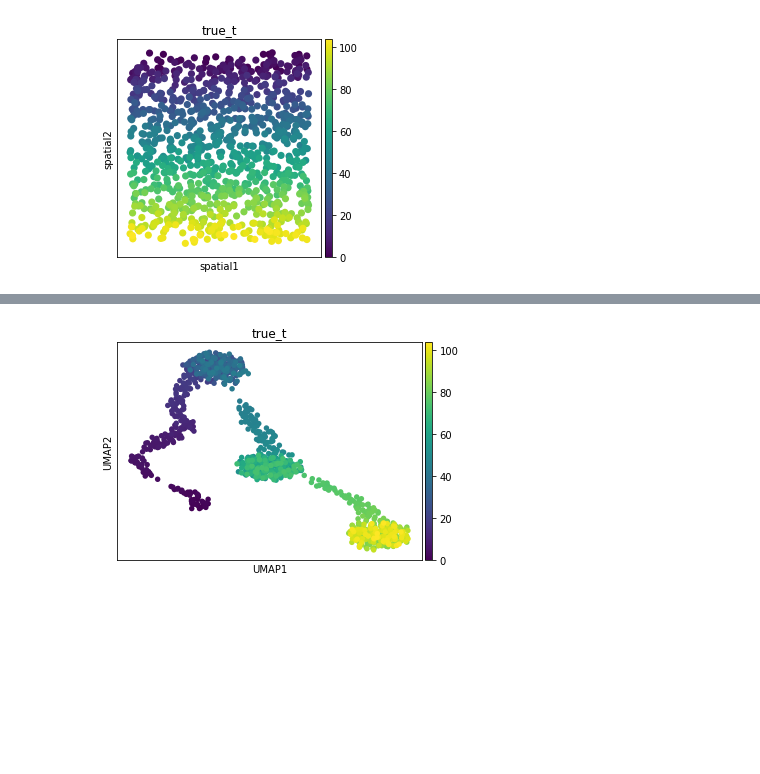
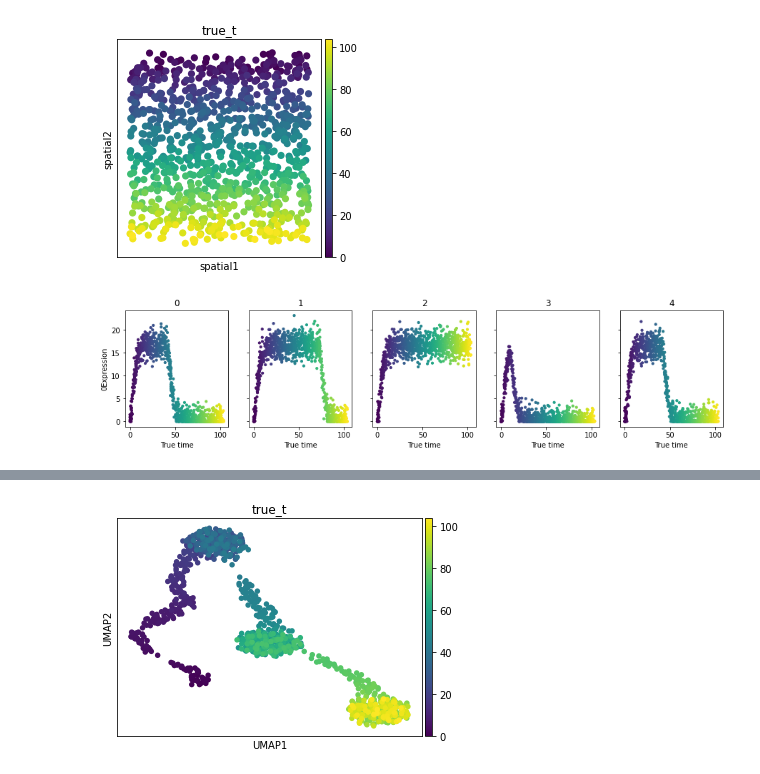
Before and after one commit to sergiomarco25/STVelo, a Jupyter notebook: notebooks/simulations/Simulation_scvelo.ipynb, the cells around one changed output, grey strips where cells are left out. Drawn from its saved outputs; the diff is of its cells as text; code cells hidden in the pictures; blank space fills up the shorter version.

```diff
--- a/notebooks/simulations/Simulation_scvelo.ipynb
+++ b/notebooks/simulations/Simulation_scvelo.ipynb
@@ -362,3 +34,7 @@ if cohabiting==True:
 sc.pl.spatial(a,color='true_t',spot_size=40)
 # %% [output]
 [figure]
+# %%
+plot_expression_vs_true_time(a,genes=a.var.index[0:5],color='true_t',spotsize=10)
+# %% [output]
+[figure, added]
```
Also changed, not shown: parts of 7 cells of this notebook, 4 other files.
